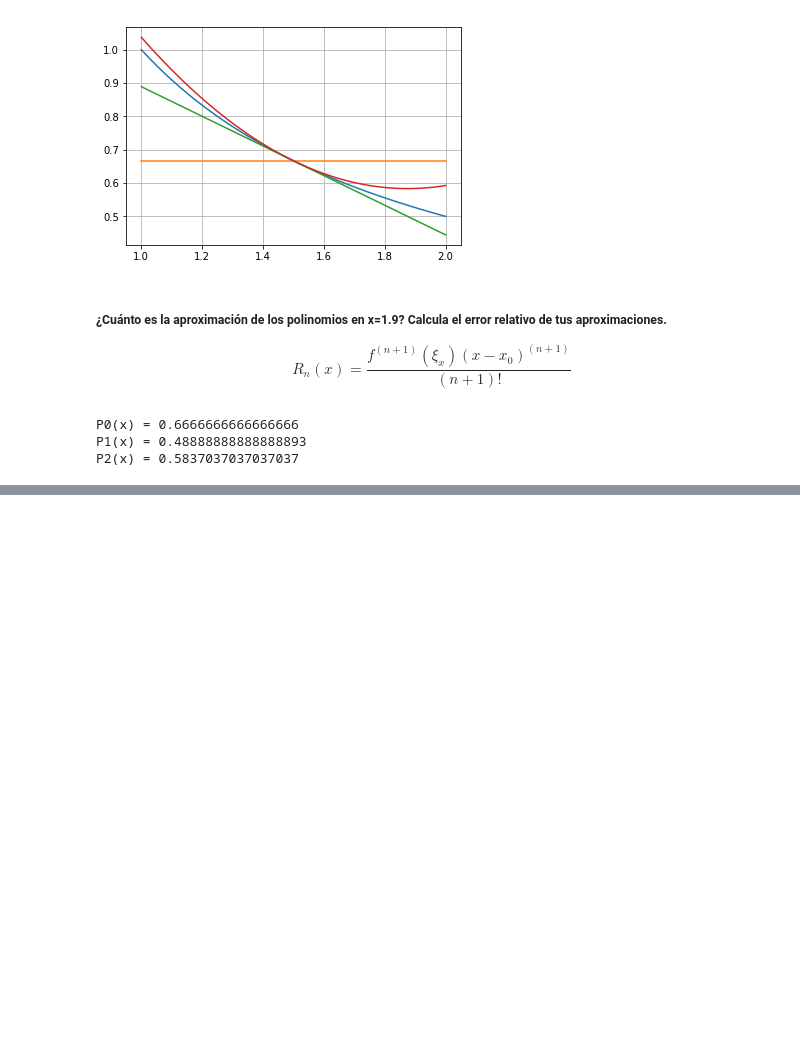
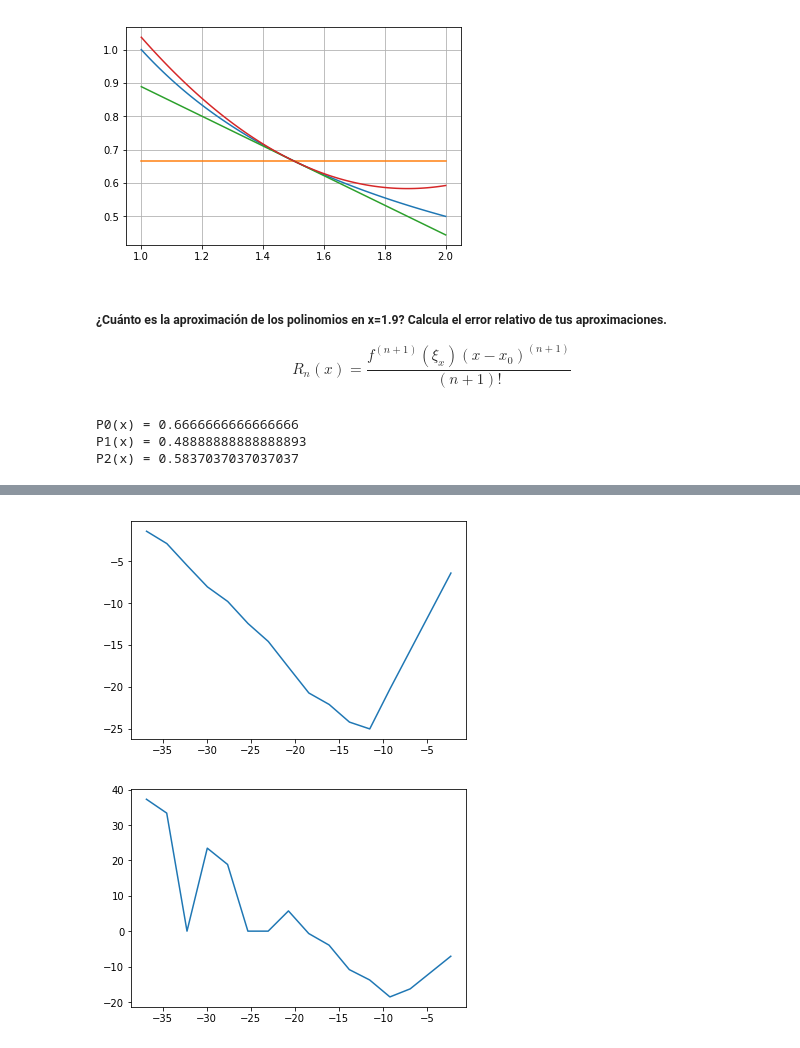
Before and after one commit to gemathus/itam-ds-propedeutico, a Jupyter notebook: practicas/practica_2/practica_2_1.ipynb, the cells around one changed output, grey strips where cells are left out. Saved outputs shown, nothing was run; the diff lists cells and outputs as text; code cells hidden in the pictures; blank space fills up the shorter version.

Commit message:
finish rel. error vs h plot

```diff
--- a/practicas/practica_2/practica_2_1.ipynb
+++ b/practicas/practica_2/practica_2_1.ipynb
@@ -76,0 +87,36 @@ P2(x) = 0.5837037037037037
+# %%
+import numpy as np
+import matplotlib.pyplot as plt
+import math
+
+def error_relativo(p, p_ast):
+    return np.abs(p - p_ast)/np.abs(p_ast)
+
+def aprox_derivada(f,x,h):
+    return (f(x+h) - f(x-h))/(2.0*h)
+
+def aprox_2a_derivada(f,x,h):
+    return (f(x+h) - 2.0*f(x) + f(x-h))/h**2
+
+f = lambda x: np.exp(-x)
+
+x=1
+aux = np.arange(-16, 0, 1)
+h = np.power(10.0, aux)
+# %%
+objetivo_df = -math.exp(-x)
+objetivo_dff = math.exp(-x)
+# %%
+df = aprox_derivada(f, x, h)
+dff = aprox_2a_derivada(f, x, h)
+
+err_df = error_relativo(df, objetivo_df)
+err_dff = error_relativo(dff, objetivo_dff)
+# %%
+plt.plot(np.log(h), np.log(err_df))
+plt.show()
+plt.plot(np.log(h), np.log(err_dff))
+plt.show()
+# %% [output]
+[figure, added]
+[figure, added]
```
Also changed, not shown: parts of 1 cell of this notebook.
